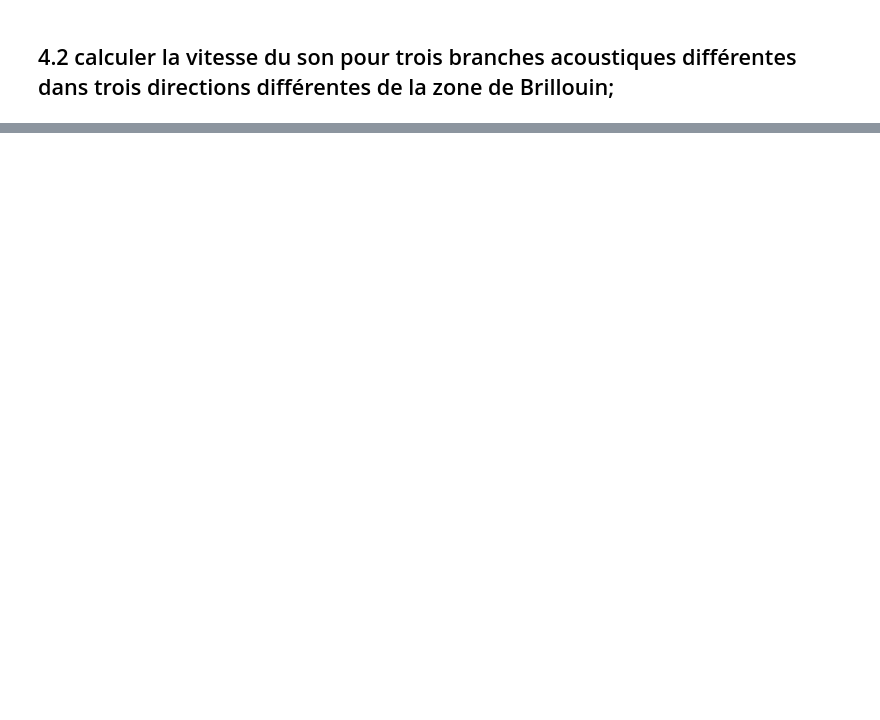
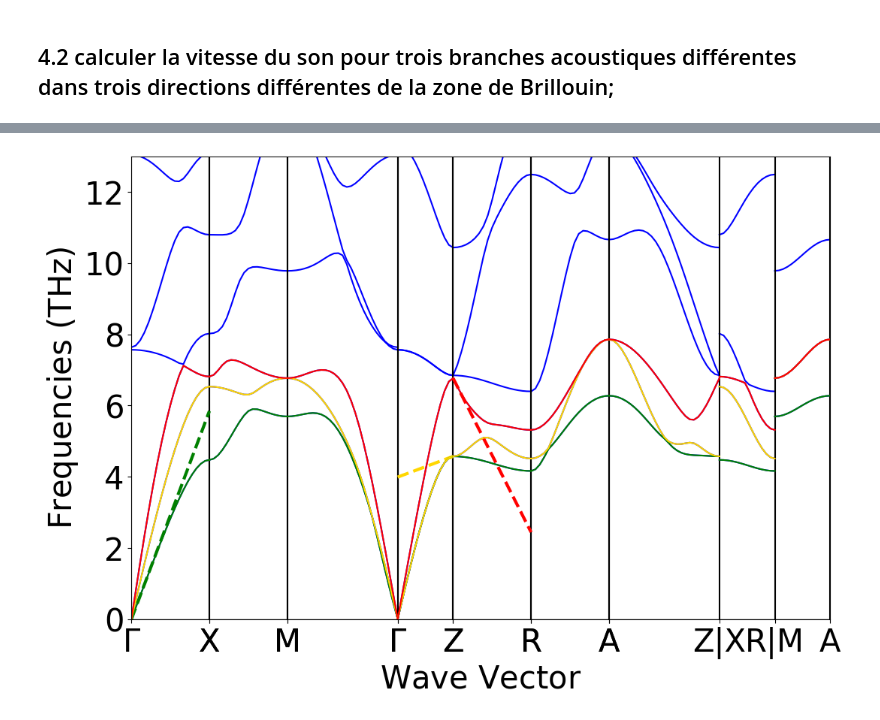
Before and after one commit to MariaOliviaB/Projet-FYKI, a Jupyter notebook: ph_bands.ipynb, the cells around one changed output, grey strips where cells are left out. Cells and saved outputs as stored; diff of their text form; code cells hidden in the pictures; blank space fills up the shorter version.

```diff
--- a/ph_bands.ipynb
+++ b/ph_bands.ipynb
@@ -34,0 +91,38 @@ plt.show()
+# %%
+#indices pas correcte à modifier
+
+ph_plot.get_plot()
+plt.plot()
+
+x1 = np.array([distances[0][0], distances[0][1]])
+y1 = np.array([frequences[0][0][0], frequences[0][0][1]])
+c1 = np.polyfit(x1, y1, 1)
+a1 = np.linspace(distances[0][0], distances[0][-1], 1000)
+p1 = c1[0]*a1 + c1[1]
+
+
+x2 = np.array([distances[3][-2], distances[3][-1]])
+y2 = np.array([frequences[3][1][-2], frequences[3][1][-1]])
+c2 = np.polyfit(x2, y2, 1)
+a2 = np.linspace(distances[3][0], distances[3][-1], 1000)
+p2 = c2[0]*a2 + c2[1]
+
+
+
+x3 = np.array([distances[4][0], distances[4][1]])
+y3 = np.array([frequences[4][2][0], frequences[4][2][1]])
+c3 = np.polyfit(x3, y3, 1)
+a3 = np.linspace(distances[4][0], distances[4][-1], 1000)
+p3 = c3[0]*a3 + c3[1]
+
+
+plt.plot(a1, p1, color ="green", ls='--', lw = 3)
+plt.plot(a2, p2, color ="gold", ls='--', lw = 3)
+plt.plot(a3, p3, color='red', ls='--', lw = 3)
+plt.ylim(0,13)
+for i in range(len(distances)):
+    plt.plot(distances[i], frequences[i][0], 'green')
+    plt.plot(distances[i], frequences[i][1], 'gold')
+    plt.plot(distances[i], frequences[i][2], 'red')
+# %% [output]
+[figure, added]
```
Also changed, not shown: parts of 5 cells of this notebook.
